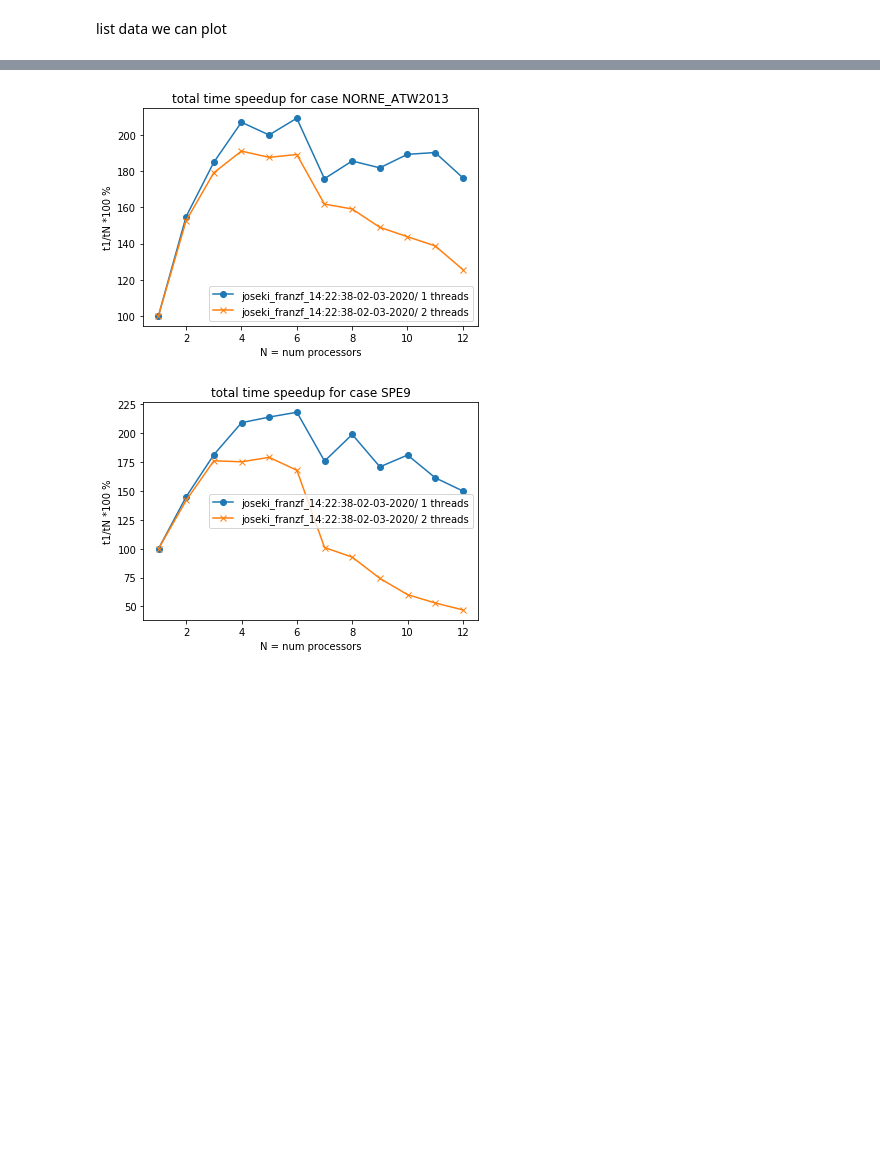
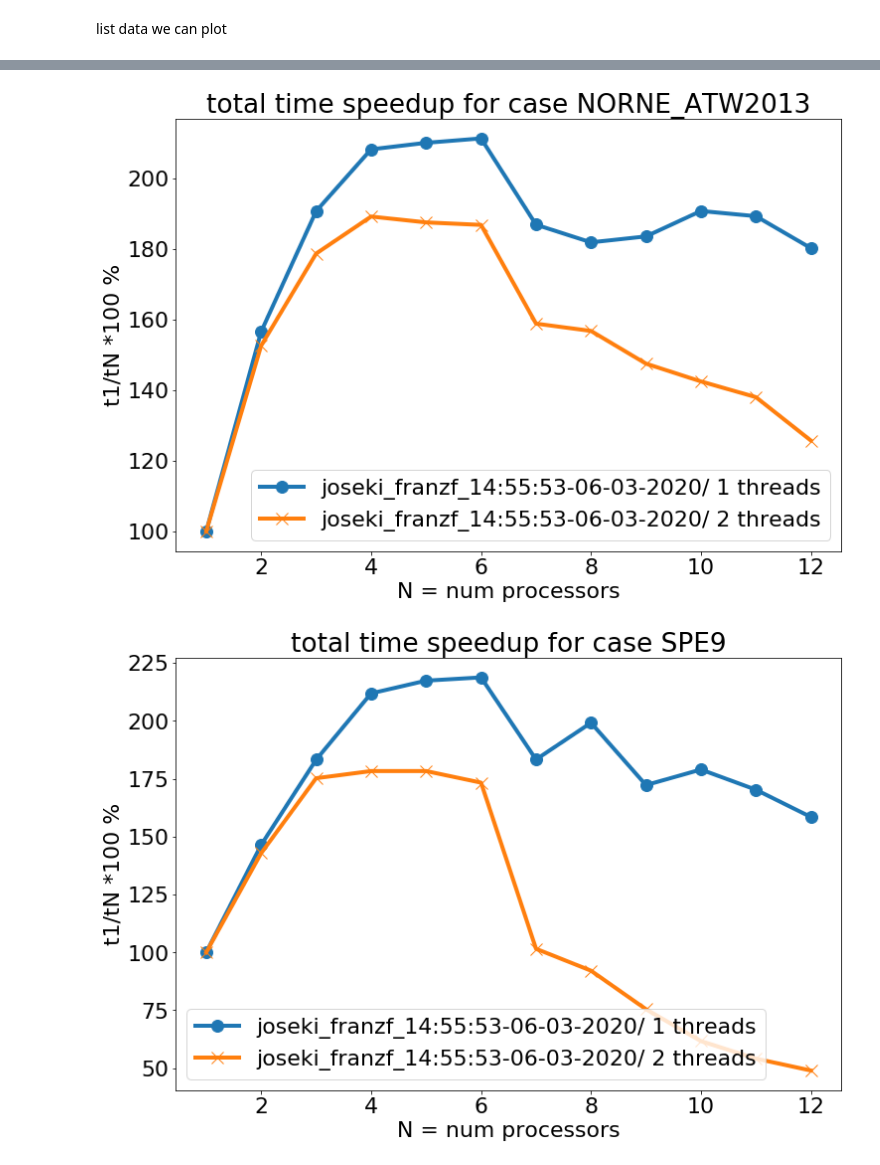
Before and after one commit to sintefmath/opm-hpc-benchmarking, a Jupyter notebook: joseki_franzf.ipynb, the cells around one changed output, grey strips where cells are left out. Cells and saved outputs as stored; diff of their text form; code cells hidden in the pictures; blank space fills up the shorter version.

```diff
--- a/joseki_franzf.ipynb
+++ b/joseki_franzf.ipynb
@@ -6,3 +6,5 @@ from plotall import *
+# %%
+pl.rcParams.update({'font.size': 22})
 # %% [markdown]
 list data we can plot
 # %%
@@ -12,13 +14,13 @@ joseki_franzf_14:22:38-02-03-2020/
 # %%
 ran=np.arange(1,12+1)
 # %%
-dataorigin="joseki_franzf_14:22:38-02-03-2020/"
+dataorigin="joseki_franzf_14:55:53-06-03-2020/"
 maxproc=12
 
 i=0
 for casename in ["NORNE_ATW2013", "SPE9"]:
     i+=1
-    pl.figure(i)
+    pl.figure(i,figsize=(12,8))
     pl.clf()
     pl.title('total time for case '+casename)
     pl.xlabel('N = num processors')
@@ -30,6 +32,6 @@ for casename in ["NORNE_ATW2013", "SPE9"]:
         else:
                 mark='x'
         res=getTotalTime(dataorigin,casename,numthreads,maxproc)
-        pl.plot(ran,100*res[0]/(ran*res),'-'+mark,label=dataorigin+" "+str(numthreads)+" threads")
+        pl.plot(ran,100*res[0]/(ran*res),'-'+mark,linewidth=4,markersize=12,label=dataorigin+" "+str(numthreads)+" threads")
     pl.legend()
 # %% [output]
@@ -38,25 +40,22 @@ for casename in ["NORNE_ATW2013", "SPE9"]:
 # %%
-dataorigin="joseki_franzf_14:22:38-02-03-2020/"
-maxproc=12
-
 i=0
 for casename in ["NORNE_ATW2013", "SPE9"]:
     i+=1
-    pl.figure(i)
+    pl.figure(i,figsize=(12,8))
     pl.clf()
     pl.title('total time speedup for case '+casename)
     pl.xlabel('N = num processors')
     pl.ylabel('t1/tN *100 %')
 
     for numthreads in [1, 2]:
         if numthreads == 1:
                 mark='o'
         else:
                 mark='x'
         res=getTotalTime(dataorigin,casename,numthreads,maxproc)
-        pl.plot(ran,100*res[0]/(res),'-'+mark,label=dataorigin+" "+str(numthreads)+" threads")
+        pl.plot(ran,100*res[0]/(res),'-'+mark,linewidth=4,markersize=12,label=dataorigin+" "+str(numthreads)+" threads")
     pl.legend()
 # %% [output]
-[figure, old version]
+[figure, new version]
-[figure, old version]
+[figure, new version]
 # %%
```
Also changed, not shown: parts of 14 cells of this notebook, 46 other files.
